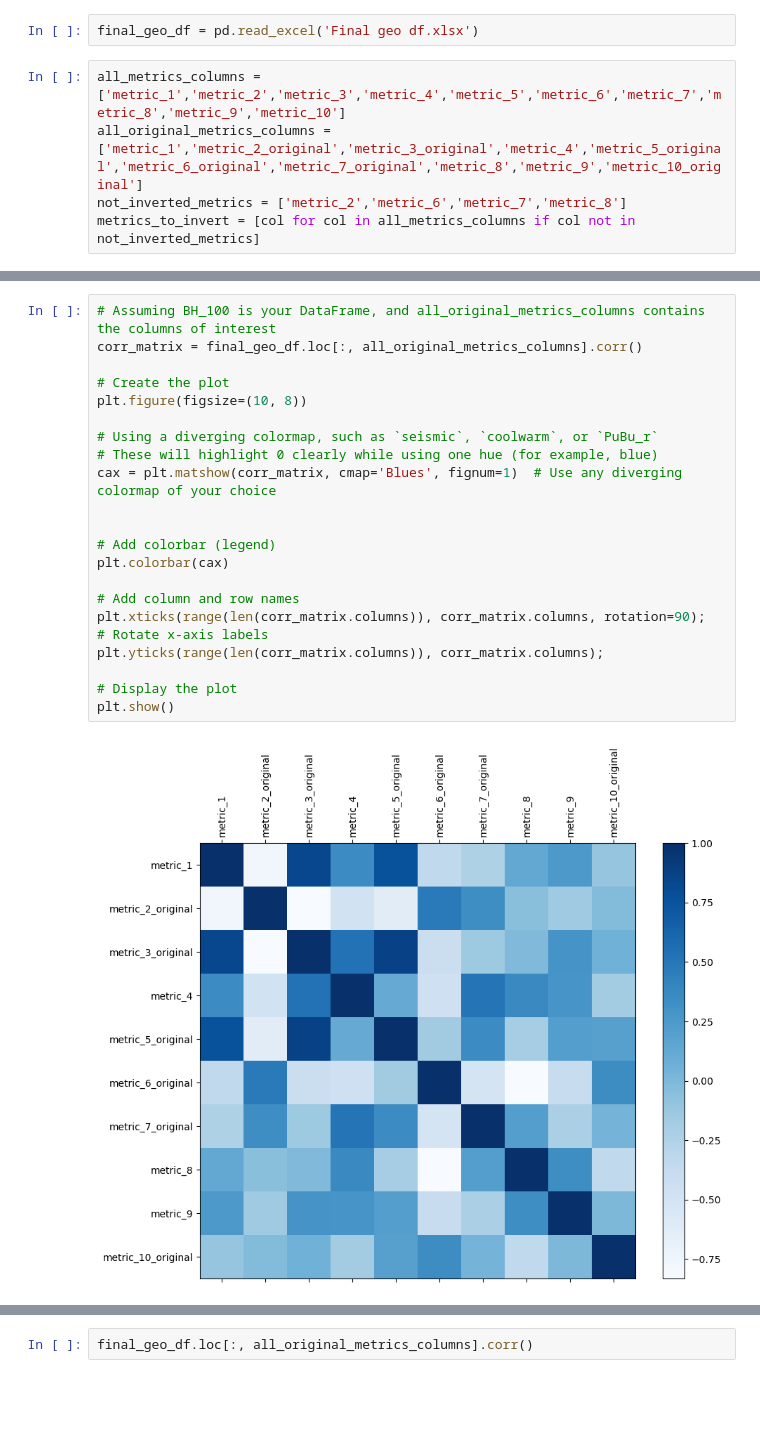
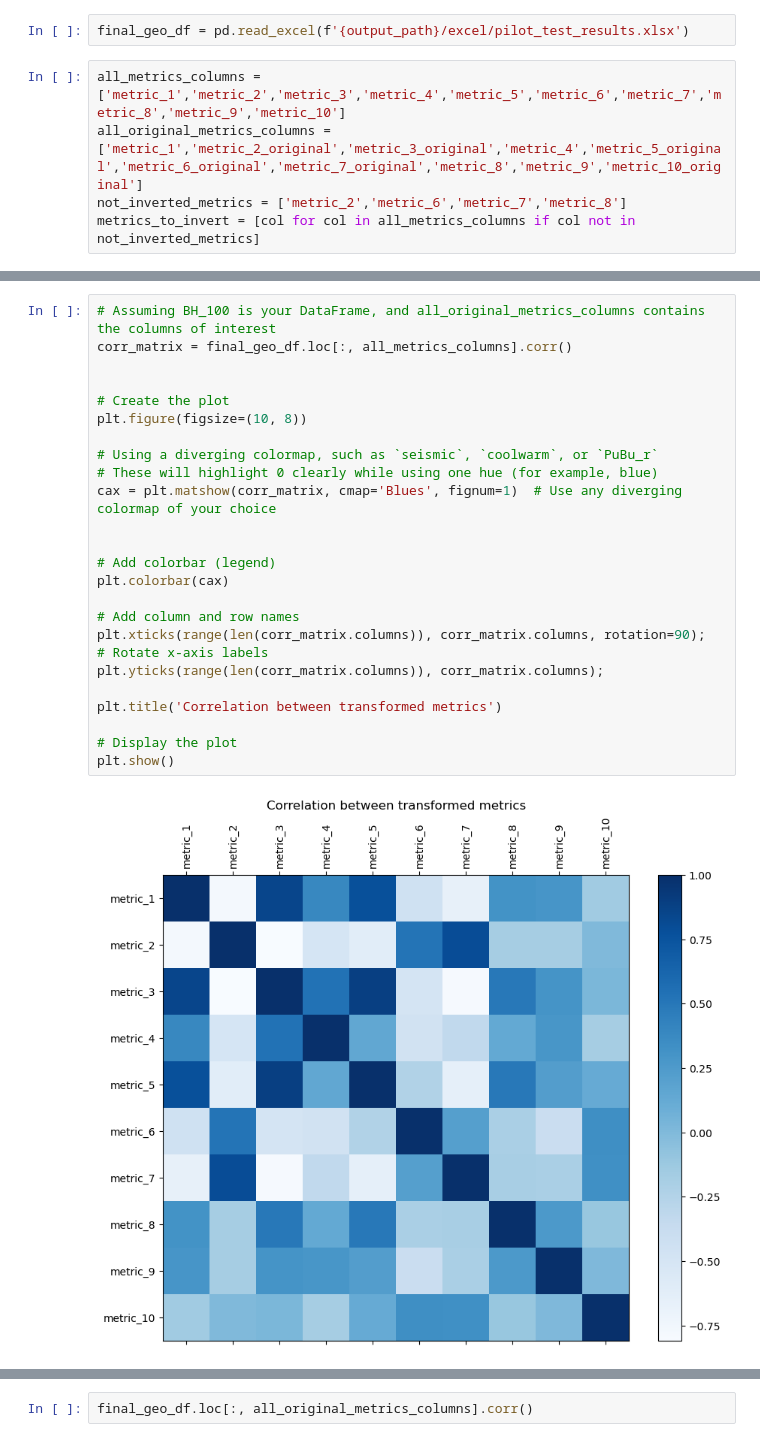
Before and after one commit to sarangof/identifyingLandSubdivisions, a Jupyter notebook: sensitivity_correlation_Pilot_result.ipynb, the cells around one changed output, grey strips where cells are left out. Drawn from its saved outputs; the diff is of its cells as text; blank space fills up the shorter version.

```diff
--- a/sensitivity_correlation_Pilot_result.ipynb
+++ b/sensitivity_correlation_Pilot_result.ipynb
@@ -11,5 +19,5 @@ import seaborn as sns
 # %%
-final_geo_df = pd.read_excel('Final geo df.xlsx')
+final_geo_df = pd.read_excel(f'{output_path}/excel/pilot_test_results.xlsx')
 # %%
 all_metrics_columns = ['metric_1','metric_2','metric_3','metric_4','metric_5','metric_6','metric_7','metric_8','metric_9','metric_10']
 all_original_metrics_columns = ['metric_1','metric_2_original','metric_3_original','metric_4','metric_5_original','metric_6_original','metric_7_original','metric_8','metric_9','metric_10_original']
@@ -18,23 +63,26 @@ metrics_to_invert = [col for col in all_metrics_columns if col not in not_invert
 # %%
 # Assuming BH_100 is your DataFrame, and all_original_metrics_columns contains the columns of interest
-corr_matrix = final_geo_df.loc[:, all_original_metrics_columns].corr()
+corr_matrix = final_geo_df.loc[:, all_metrics_columns].corr()
+
 
 # Create the plot
 plt.figure(figsize=(10, 8))
 
 # Using a diverging colormap, such as `seismic`, `coolwarm`, or `PuBu_r`
 # These will highlight 0 clearly while using one hue (for example, blue)
 cax = plt.matshow(corr_matrix, cmap='Blues', fignum=1)  # Use any diverging colormap of your choice
 
 
 # Add colorbar (legend)
 plt.colorbar(cax)
 
 # Add column and row names
 plt.xticks(range(len(corr_matrix.columns)), corr_matrix.columns, rotation=90);  # Rotate x-axis labels
 plt.yticks(range(len(corr_matrix.columns)), corr_matrix.columns);
 
+plt.title('Correlation between transformed metrics')
+
 # Display the plot
 plt.show()
 # %% [output]
-[figure, old version]
+[figure, new version]
```
Also changed, not shown: parts of 5 cells of this notebook.
